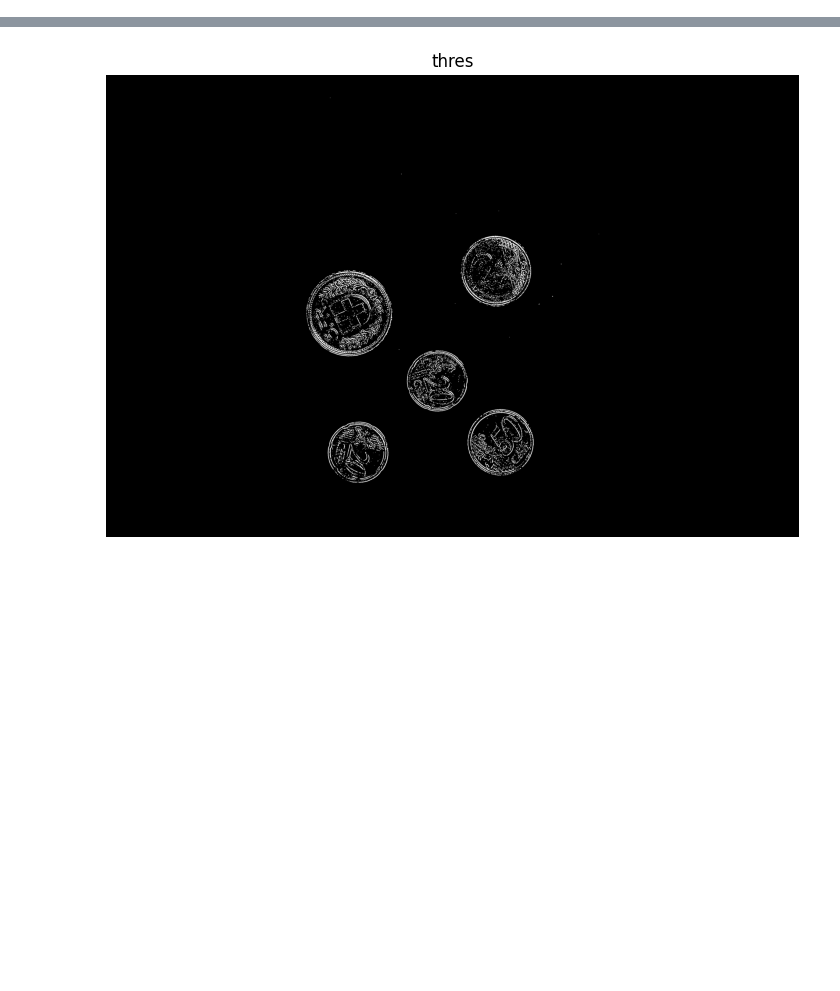
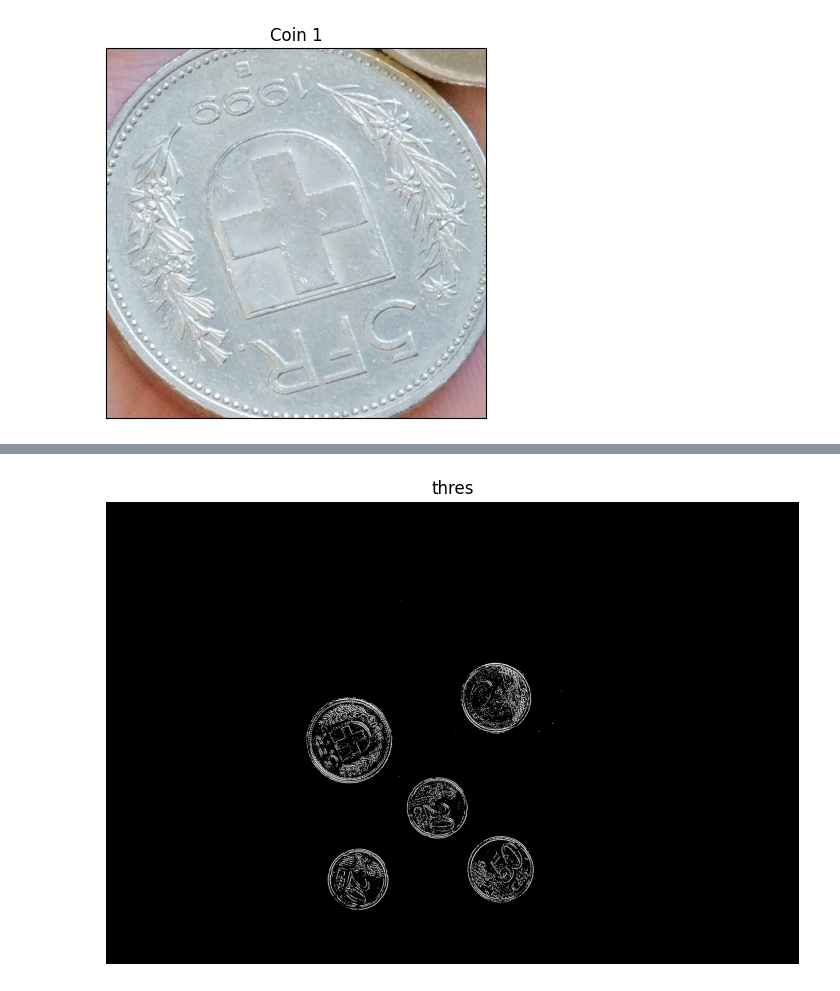
Before and after one commit to Tachi-67/iapr24-final-project, a Jupyter notebook: classify.ipynb, the cells around one changed output, grey strips where cells are left out. Saved outputs shown, nothing was run; the diff lists cells and outputs as text; code cells hidden in the pictures; blank space fills up the shorter version.

```diff
--- a/classify.ipynb
+++ b/classify.ipynb
@@ -122,0 +112,97 @@ KeyboardInterrupt:
+# %%
+# wrap up
+import cv2
+import numpy as np
+
+def process_image(image_path, type='neutral'):
+    # 读取图片
+    image = cv2.imread(image_path)
+    if image is None:
+        print("Error: Image not found.")
+        return
+
+     # OpenCV读取为BGR格式，转换为RGB格式以适应matplotlib
+    image_rgb = cv2.cvtColor(image, cv2.COLOR_BGR2RGB)
+
+    # 不应用高斯模糊
+    blurred_image = image_rgb.copy() #cv2.GaussianBlur(image, (1, 1), 0)
+
+    # RGB阈值设定: neutral bg
+    lower_bound = np.array([0, 0, 0])  # 设定最低阈值
+    upper_bound = np.array([150, 175, 175])  # 设定最高阈值
+    if type == 'noisy':
+        upper_bound = np.array([185, 180, 160])  # 设定最高阈值
+    if type == 'hand':
+        upper_bound = np.array([175, 175, 150])  # 设定最高阈值
+
+    thresh = cv2.inRange(blurred_image, lower_bound, upper_bound)
+
+    # 应用闭运算
+    if type == 'neutral':
+        kernel_1 = np.ones((25, 25), np.uint8)
+        kernel_2 = np.ones((30, 30), np.uint8)
+    elif type == 'noisy':
+        kernel_1 = np.ones((11, 11), np.uint8)
+        kernel_2 = np.ones((1, 1), np.uint8)
+    elif type == 'hand':
+        kernel_1 = np.ones((30, 30), np.uint8)
+        kernel_2 = np.ones((35, 35), np.uint8)
+
+
+    closing = cv2.morphologyEx(thresh, cv2.MORPH_CLOSE, kernel_1)
+    closing = cv2.morphologyEx(closing, cv2.MORPH_CLOSE, kernel_2)
+
+    # 计算轮廓
+    contours, _ = cv2.findContours(closing, cv2.RETR_TREE, cv2.CHAIN_APPROX_SIMPLE)
+
+    # 在原始图像上绘制轮廓
+    contour_image = image.copy()
+    cv2.drawContours(contour_image, contours, -1, (0, 255, 0), 3)
+
+    plt.figure(figsize=(15, 10))
+    titles = ['Original Image', 'Blurred Image', 'Threshold Image', 'Closing Image', 'Contour Image']
+    images = [image_rgb, blurred_image, thresh, closing, contour_image]
+
+    coin_images = []
+    for i, contour in enumerate(contours):
+        # 计算轮廓的面积和外接圆的面积
+        area = cv2.contourArea(contour)
+        (x, y), radius = cv2.minEnclosingCircle(contour)
+        circle_area = np.pi * (radius ** 2)
+
+        # 检查轮廓是否接近圆形
+        if abs(1 - (area / circle_area)) < 0.2:  # 调整阈值以更精确地识别圆形
+            x, y, w, h = cv2.boundingRect(contour)
+            coin_image = image_rgb[y:y+h, x:x+w]
+            coin_images.append(coin_image)
+
+            # 单独显示每个圆形硬币
+            plt.figure()
+            plt.imshow(coin_image)
+            plt.title(f'Coin {len(coin_images)}')
+            plt.xticks([]), plt.yticks([])
+
+    # plot threshold image, contour image
+    plt.figure(figsize=(12,8))
+    for i in range(5):
+        plt.subplot(2, 3, i+1)
+        plt.imshow(images[i])
+        plt.title(titles[i])
+        plt.xticks([]), plt.yticks([])
+
+    plt.show()
+
+    return coin_images
+
+
+# TODO: neutral ok; noisy ok; hand not ok
+# neutral bg
+# image_path = os.path.join("data", "train", "L1010310.JPG")
+
+# noisy bg
+# image_path = os.path.join("data", "train", "L1010500.JPG")
+
+# hand bg
+image_path = os.path.join("data", "train", "L1010517.JPG")
+coins = process_image(image_path, type='neutral')
+# %% [output]
@@ -122,0 +210 @@ KeyboardInterrupt:
+[figure, added]
```
Also changed, not shown: parts of 7 cells of this notebook, 1 other file.
